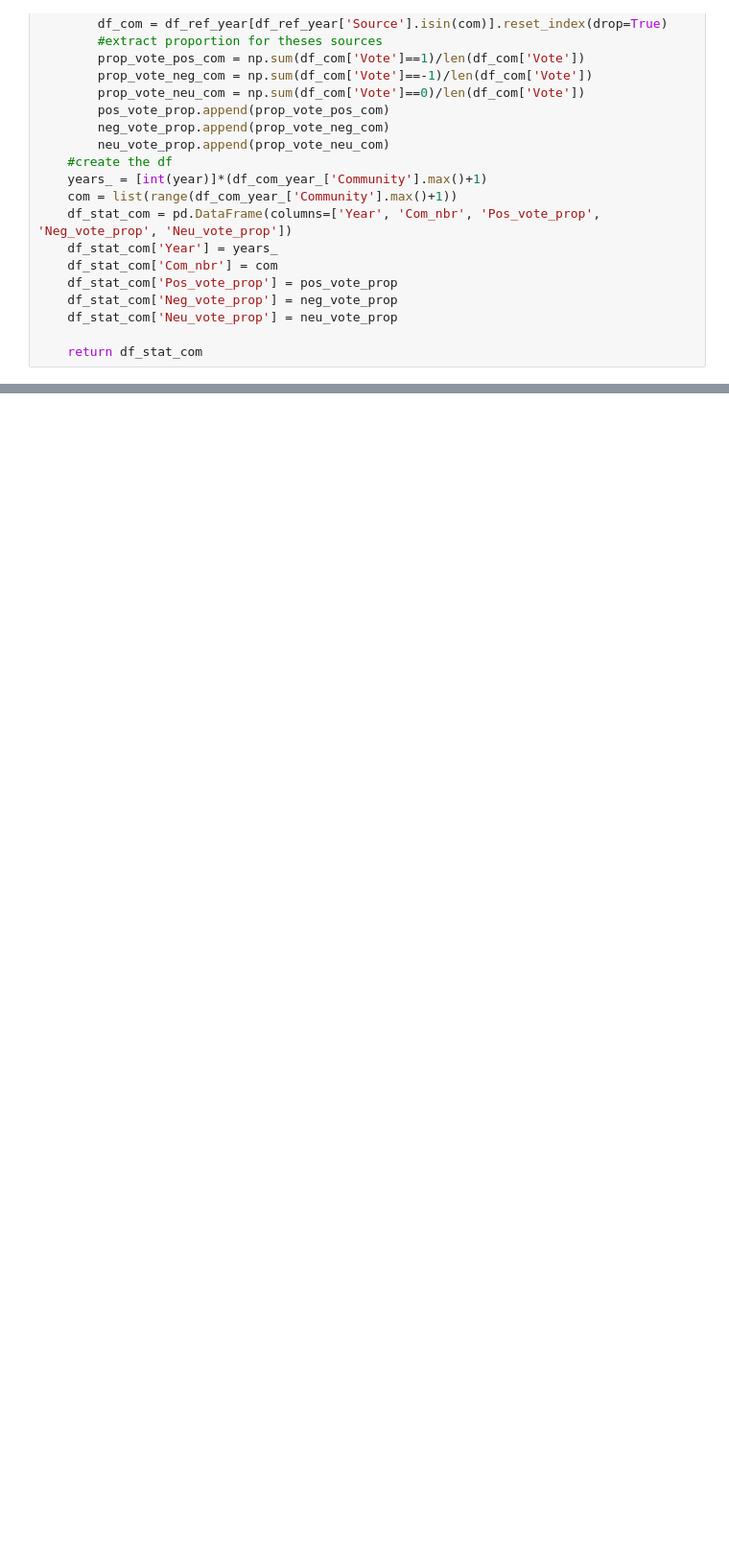
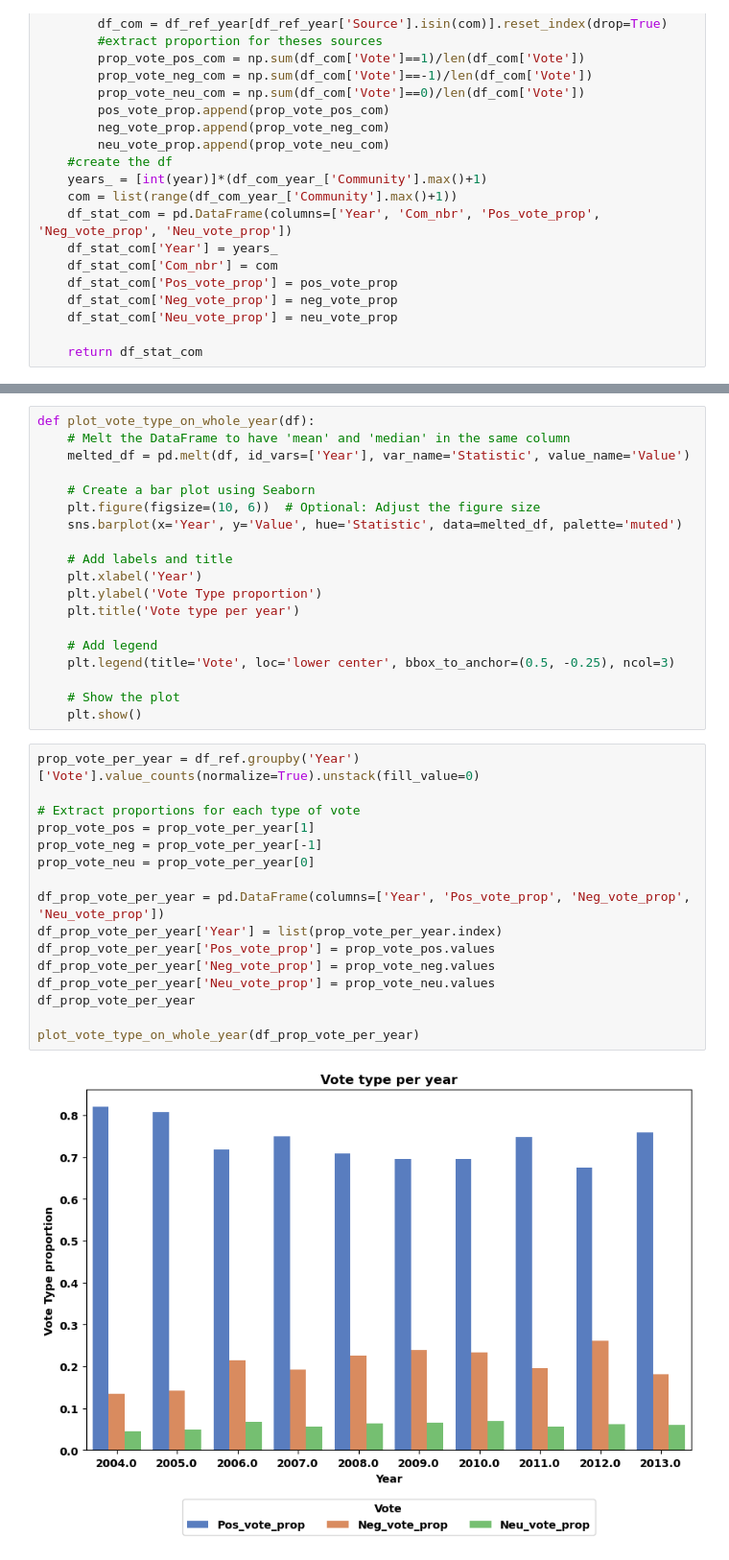
Before and after one commit to epfl-ada/ada-2023-project-abracadabra, a Jupyter notebook: community_analysis.ipynb, the cells around one changed output, grey strips where cells are left out. Shown at 96% size. Saved outputs shown, nothing was run; the diff lists cells and outputs as text; blank space fills up the shorter version.

```diff
--- a/community_analysis.ipynb
+++ b/community_analysis.ipynb
@@ -169,2 +218,39 @@ plot_dist_vote_per_com(df_stat_com, [2011,2012,2013])
 [figure]
 [figure]
+# %%
+def plot_vote_type_on_whole_year(df):
+    # Melt the DataFrame to have 'mean' and 'median' in the same column
+    melted_df = pd.melt(df, id_vars=['Year'], var_name='Statistic', value_name='Value')
+
+    # Create a bar plot using Seaborn
+    plt.figure(figsize=(10, 6))  # Optional: Adjust the figure size
+    sns.barplot(x='Year', y='Value', hue='Statistic', data=melted_df, palette='muted')
+
+    # Add labels and title
+    plt.xlabel('Year')
+    plt.ylabel('Vote Type proportion')
+    plt.title('Vote type per year')
+
+    # Add legend
+    plt.legend(title='Vote', loc='lower center', bbox_to_anchor=(0.5, -0.25), ncol=3)
+
+    # Show the plot
+    plt.show()
+# %%
+prop_vote_per_year = df_ref.groupby('Year')['Vote'].value_counts(normalize=True).unstack(fill_value=0)
+
+# Extract proportions for each type of vote
+prop_vote_pos = prop_vote_per_year[1]
+prop_vote_neg = prop_vote_per_year[-1]
+prop_vote_neu = prop_vote_per_year[0]
+
+df_prop_vote_per_year = pd.DataFrame(columns=['Year', 'Pos_vote_prop', 'Neg_vote_prop', 'Neu_vote_prop'])
+df_prop_vote_per_year['Year'] = list(prop_vote_per_year.index)
+df_prop_vote_per_year['Pos_vote_prop'] = prop_vote_pos.values
+df_prop_vote_per_year['Neg_vote_prop'] = prop_vote_neg.values
+df_prop_vote_per_year['Neu_vote_prop'] = prop_vote_neu.values
+df_prop_vote_per_year
+
+plot_vote_type_on_whole_year(df_prop_vote_per_year)
+# %% [output]
+[figure, added]
```
Also changed, not shown: parts of 22 cells of this notebook.
